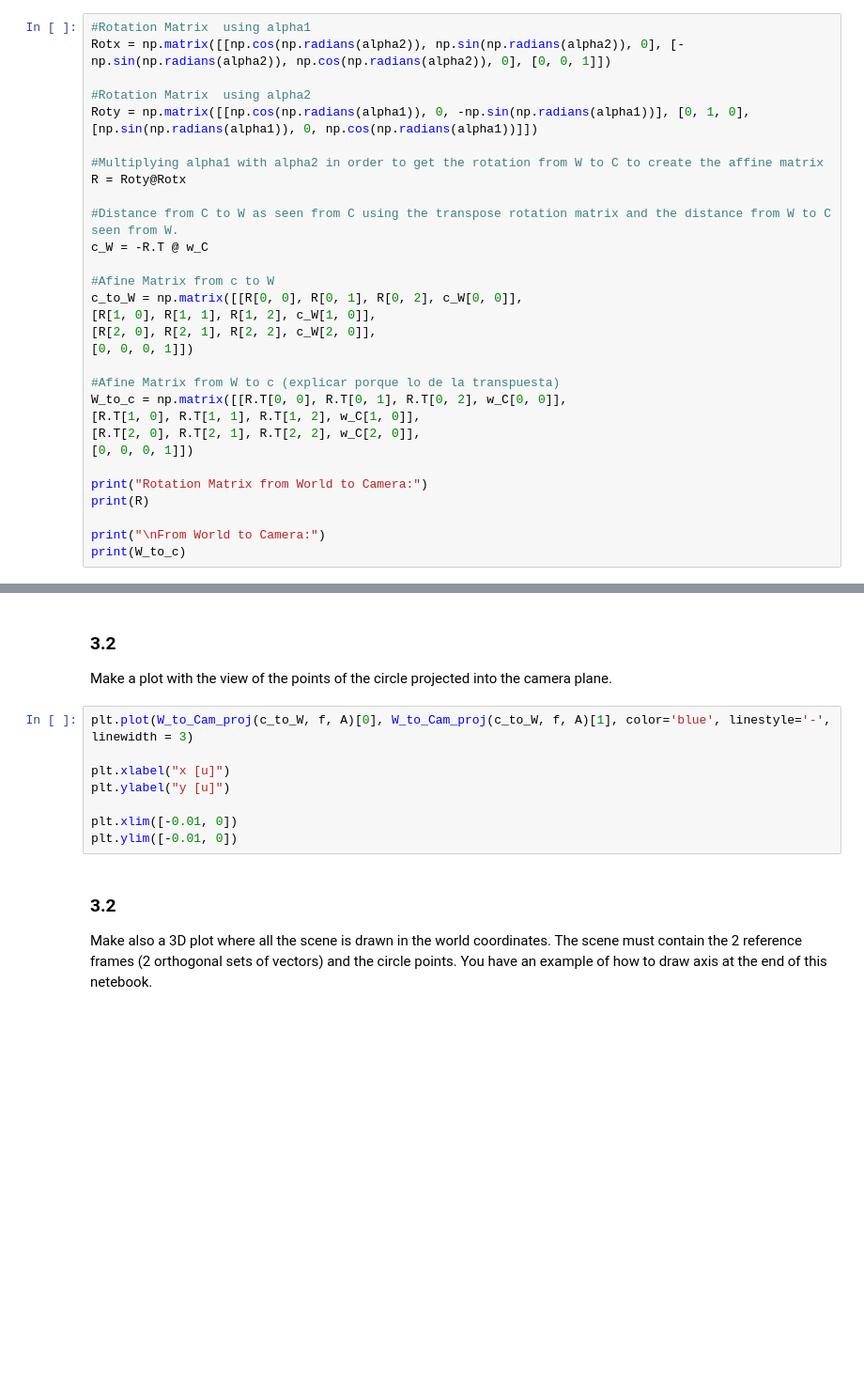
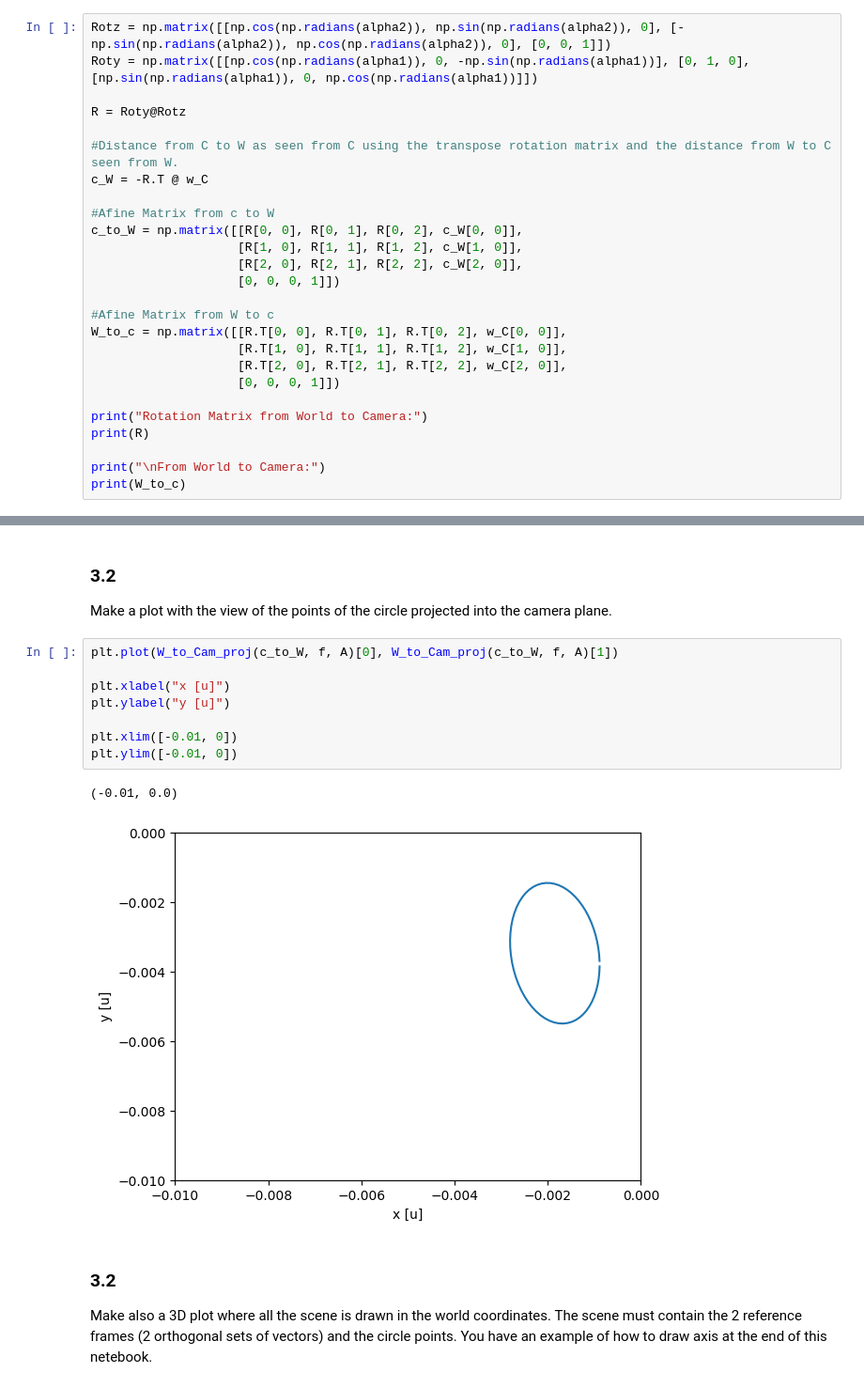
Before and after one commit to seregero00/MathsII, a Jupyter notebook: lab3.ipynb, the cells around one changed output, grey strips where cells are left out. Shown at 94% size. Saved outputs shown, nothing was run; the diff lists cells and outputs as text; blank space fills up the shorter version.

```diff
--- a/lab3.ipynb
+++ b/lab3.ipynb
@@ -119,27 +121,23 @@ Implement a function that takes as argument the World to Camera afine matrix, th
 # %%
-#Rotation Matrix  using alpha1
-Rotx = np.matrix([[np.cos(np.radians(alpha2)), np.sin(np.radians(alpha2)), 0], [-np.sin(np.radians(alpha2)), np.cos(np.radians(alpha2)), 0], [0, 0, 1]])
-
-#Rotation Matrix  using alpha2
+Rotz = np.matrix([[np.cos(np.radians(alpha2)), np.sin(np.radians(alpha2)), 0], [-np.sin(np.radians(alpha2)), np.cos(np.radians(alpha2)), 0], [0, 0, 1]])
 Roty = np.matrix([[np.cos(np.radians(alpha1)), 0, -np.sin(np.radians(alpha1))], [0, 1, 0], [np.sin(np.radians(alpha1)), 0, np.cos(np.radians(alpha1))]])
 
-#Multiplying alpha1 with alpha2 in order to get the rotation from W to C to create the affine matrix
-R = Roty@Rotx
+R = Roty@Rotz
 
 #Distance from C to W as seen from C using the transpose rotation matrix and the distance from W to C seen from W.
 c_W = -R.T @ w_C
 
 #Afine Matrix from c to W
 c_to_W = np.matrix([[R[0, 0], R[0, 1], R[0, 2], c_W[0, 0]],
-[R[1, 0], R[1, 1], R[1, 2], c_W[1, 0]],
-[R[2, 0], R[2, 1], R[2, 2], c_W[2, 0]],
-[0, 0, 0, 1]])
+                    [R[1, 0], R[1, 1], R[1, 2], c_W[1, 0]],
+                    [R[2, 0], R[2, 1], R[2, 2], c_W[2, 0]],
+                    [0, 0, 0, 1]])
 
-#Afine Matrix from W to c (explicar porque lo de la transpuesta)
+#Afine Matrix from W to c
 W_to_c = np.matrix([[R.T[0, 0], R.T[0, 1], R.T[0, 2], w_C[0, 0]],
-[R.T[1, 0], R.T[1, 1], R.T[1, 2], w_C[1, 0]],
-[R.T[2, 0], R.T[2, 1], R.T[2, 2], w_C[2, 0]],
-[0, 0, 0, 1]])
+                    [R.T[1, 0], R.T[1, 1], R.T[1, 2], w_C[1, 0]],
+                    [R.T[2, 0], R.T[2, 1], R.T[2, 2], w_C[2, 0]],
+                    [0, 0, 0, 1]])
 
 print("Rotation Matrix from World to Camera:")
 print(R)
@@ -175,13 +193,16 @@ print(W_to_Cam_proj(c_to_W, f, A))
 ### 3.2
 Make a plot with the view of the points of the circle projected into the camera plane.
 # %%
-plt.plot(W_to_Cam_proj(c_to_W, f, A)[0], W_to_Cam_proj(c_to_W, f, A)[1], color='blue', linestyle='-', linewidth = 3)
+plt.plot(W_to_Cam_proj(c_to_W, f, A)[0], W_to_Cam_proj(c_to_W, f, A)[1])
 
 plt.xlabel("x [u]")
 plt.ylabel("y [u]")
 
 plt.xlim([-0.01, 0])
 plt.ylim([-0.01, 0])
+# %% [output]
+(-0.01, 0.0)
+[figure, added]
 # %% [markdown]
 ### 3.2
 Make also a 3D plot where all the scene is drawn in the world coordinates. The scene must contain the 2 reference frames (2 orthogonal sets of vectors) and the circle points. You have an example of how to draw axis at the end of this netebook.
```
Also changed, not shown: parts of 4 cells of this notebook.
